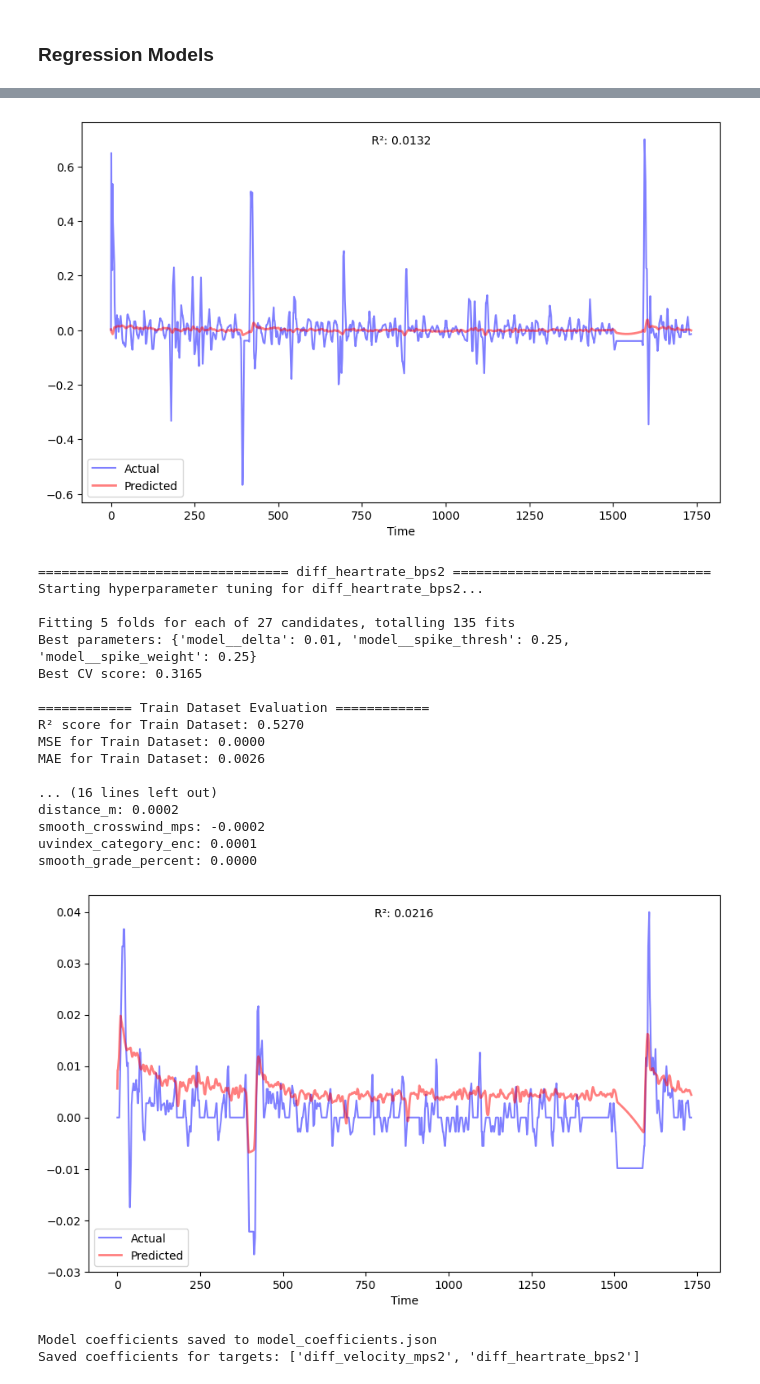
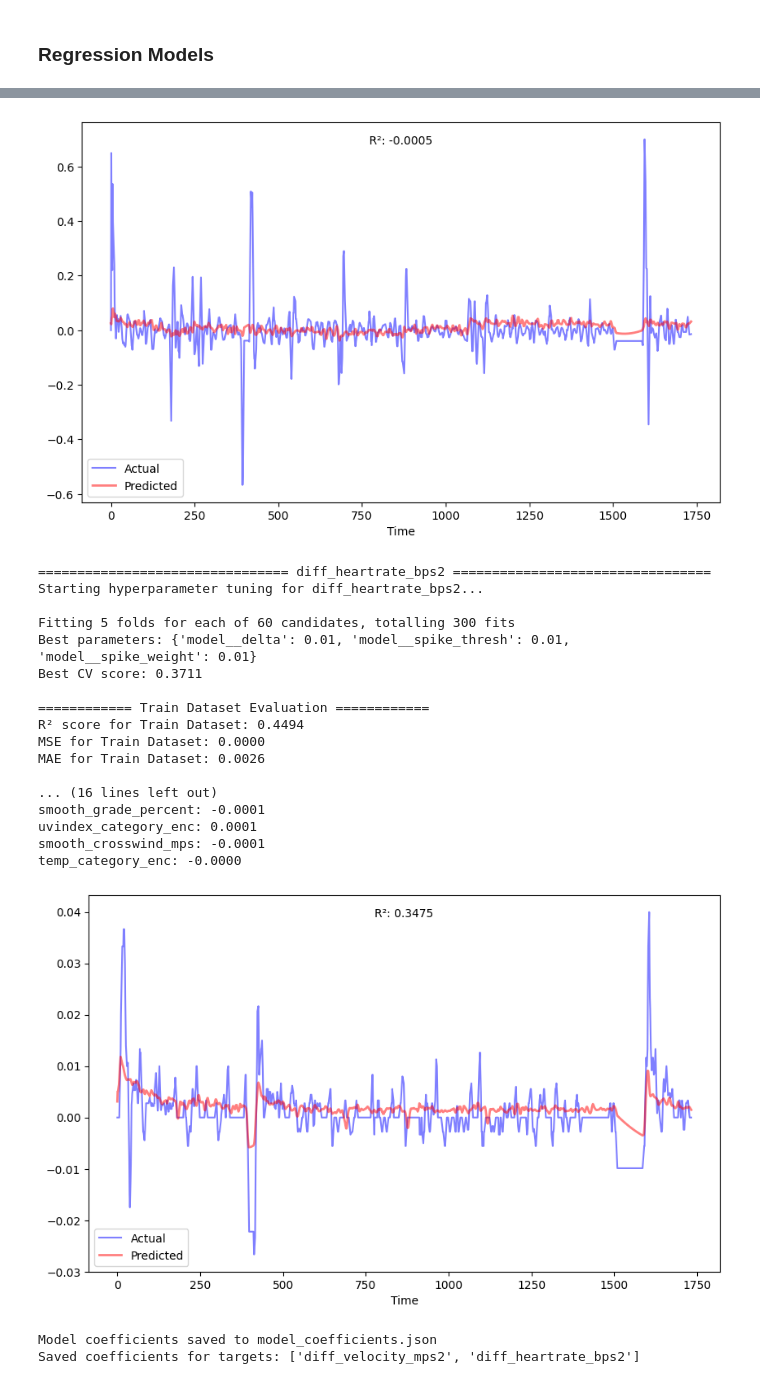
Before and after one commit to rei289/Marathon-Simulation, a Jupyter notebook: MachineLearning.ipynb, the cells around one changed output, grey strips where cells are left out. Cells and saved outputs as stored; diff of their text form; code cells hidden in the pictures.

```diff
--- a/MachineLearning.ipynb
+++ b/MachineLearning.ipynb
@@ -143,6 +143,7 @@ data["diff_velocity_mps2"] = data.groupby("series_id")["smooth_velocity_mps"].tr
 data["diff_heartrate_bps2"] = data.groupby("series_id")["smooth_heartrate_bps"].transform(lambda x: x.diff()).fillna(0)
 data["diff_altitude_mps"] = data.groupby("series_id")["smooth_altitude_m"].transform(lambda x: x.diff()).fillna(0)
 
+data["smooth_headwind_mps^2"] = data.groupby("series_id")["smooth_headwind_mps"].transform(lambda x: x**2)
 data["smooth_velocity_mps^2"] = data.groupby("series_id")["smooth_velocity_mps"].transform(lambda x: x**2)
 data["smooth_heartrate_bps^2"] = data.groupby("series_id")["smooth_heartrate_bps"].transform(lambda x: x**2)
 # Add lag on velocity
@@ -372,6 +373,7 @@ parameters = {
           # "smooth_altitude_m",
           "diff_altitude_mps",
           "smooth_headwind_mps",
+          "smooth_headwind_mps^2",
           "smooth_crosswind_mps",
           "smooth_grade_percent",
           # "cumulative_headwind_mps",
@@ -442,6 +444,8 @@ target_specific_models = {
             negative_features=[
                 parameters["diff_velocity_mps2"].index("smooth_velocity_mps"),
                 parameters["diff_velocity_mps2"].index("smooth_velocity_mps^2"),
+                parameters["diff_velocity_mps2"].index("smooth_headwind_mps"),
+                parameters["diff_velocity_mps2"].index("smooth_headwind_mps^2"),
                 # parameters["diff_velocity_mps2"].index("smooth_velocity_mps_lag_5"),
             ]
         ))
@@ -456,13 +460,16 @@ target_specific_models = {
 param_grids = {
     "diff_velocity_mps2" : {
         "model__delta": [0.01, 0.05, 0.1],          # Huber transition
-        "model__spike_thresh": [0.25, 0.5, 0.7],   # Spike detection threshold
-        "model__spike_weight": [0.25, 0.5, 1.0],   # Spike loss multiplier
+        "model__spike_thresh": [0.01, 0.25, 0.5, 0.7],   # Spike detection threshold
+        "model__spike_weight": [0.01, 0.25, 0.5, 1.0, 10.0],   # Spike loss multiplier
+        # "model__spike_weight": [0.25, 0.5, 1.0, 2.0],   # Spike loss multiplier
     },
     "diff_heartrate_bps2" : {
         "model__delta": [0.01, 0.05, 0.1],          # Huber transition
-        "model__spike_thresh": [0.25, 0.5, 0.7],   # Spike detection threshold
-        "model__spike_weight": [0.25, 0.5, 1.0],   # Spike loss multiplier
+        "model__spike_thresh": [0.01, 0.25, 0.5, 0.7],   # Spike detection threshold
+        "model__spike_weight": [0.01, 0.25, 0.5, 1.0, 10.0],   # Spike loss multiplier
+        # "model__spike_thresh": [0.25, 0.5, 0.7],   # Spike detection threshold
+        # "model__spike_weight": [0.25, 0.5, 1.0],   # Spike loss multiplier
     },
 }
 
@@ -598,22 +605,22 @@ smooth_crosswind_mps: 0.0002
-[figure, old version]
+[figure, new version]
 ================================ diff_heartrate_bps2 =================================
 Starting hyperparameter tuning for diff_heartrate_bps2...
 
-Fitting 5 folds for each of 27 candidates, totalling 135 fits
-Best parameters: {'model__delta': 0.01, 'model__spike_thresh': 0.25, 'model__spike_weight': 0.25}
-Best CV score: 0.3165
+Fitting 5 folds for each of 60 candidates, totalling 300 fits
+Best parameters: {'model__delta': 0.01, 'model__spike_thresh': 0.01, 'model__spike_weight': 0.01}
+Best CV score: 0.3711
 
 ============ Train Dataset Evaluation ============
-R² score for Train Dataset: 0.5270
+R² score for Train Dataset: 0.4494
 MSE for Train Dataset: 0.0000
 MAE for Train Dataset: 0.0026
 
 ... (16 lines left out)
-distance_m: 0.0002
-smooth_crosswind_mps: -0.0002
+smooth_grade_percent: -0.0001
 uvindex_category_enc: 0.0001
-smooth_grade_percent: 0.0000
+smooth_crosswind_mps: -0.0001
+temp_category_enc: -0.0000
-[figure, old version]
+[figure, new version]
 # %%
 import json
 
```
Also changed, not shown: parts of 3 cells of this notebook, 2 other files.
